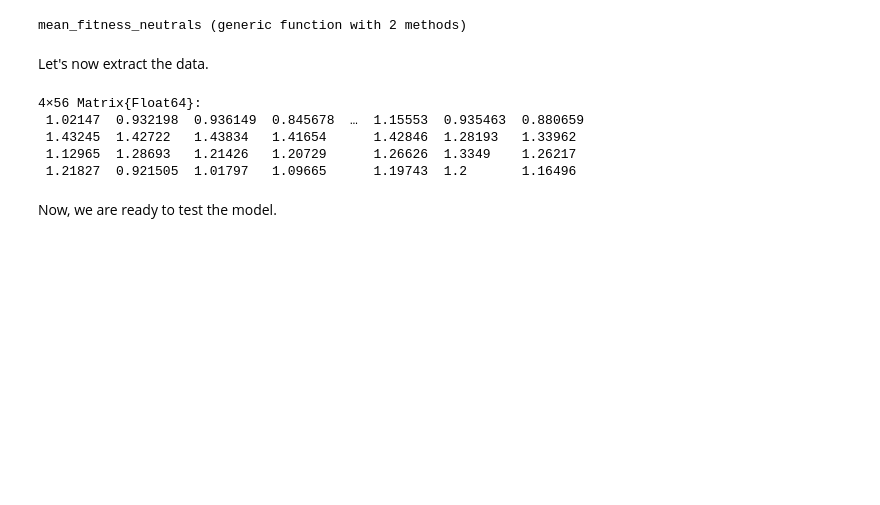
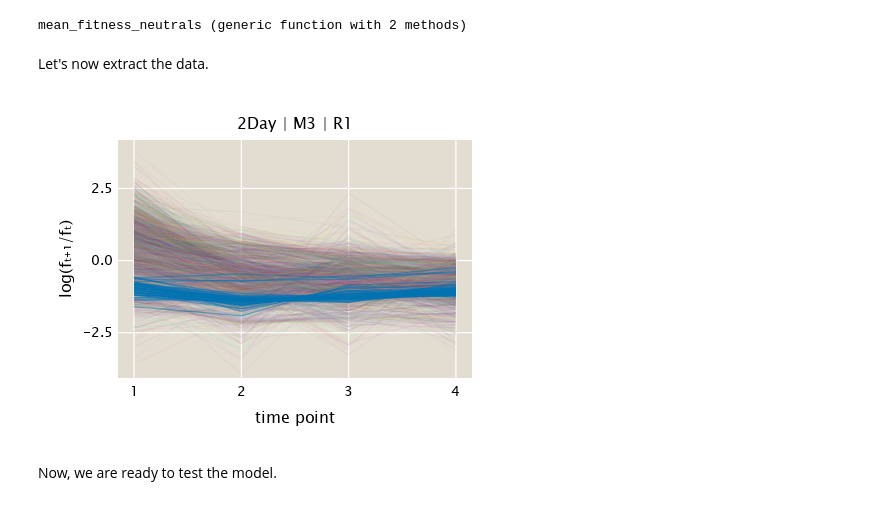
Before and after one commit to mrazomej/bayesian_fitness, a Jupyter notebook: code/exploratory/bayesian_mean_fitness.ipynb, the cells around one changed output. Drawn from its saved outputs; the diff is of its cells as text; code cells hidden in the pictures; blank space fills up the shorter version.

```diff
--- a/code/exploratory/bayesian_mean_fitness.ipynb
+++ b/code/exploratory/bayesian_mean_fitness.ipynb
@@ -355,8 +347,9 @@ mean_fitness_neutrals (generic function with 2 methods)
 # %% [markdown]
 Let's now extract the data.
 # %%
+Random.seed!(42)
+
 # Define information for data to extract
-# Define batch
 batch = "Batch4"
 hub = "2Day"
 perturbation = "M3"
@@ -367,14 +360,8 @@ rep = "R1"
 data = df[
         (df.hub .== hub) .&
         (df.batch .== batch) .&
-        (
-            (df.perturbation .== perturbation) .|
-            (df.perturbation .== "None")
-        ) .&
-        (
-            (df.rep .== rep) .|
-            (df.rep .== "R0")
-        )
+        (df.perturbation .== perturbation) .&
+        (df.rep .== rep)
     ,
 :]
 
@@ -387,39 +374,73 @@ DF.leftjoin!(data, data_total; on=:time)
 # Add frequency column
 DF.insertcols!(data, :freq => data.count ./ data.count_sum)
 
 # Initialize dataframe to save the log freq changes
 data_log = DF.DataFrame()
 
 # Group data by barcode
 data_group = DF.groupby(data, :barcode)
 
 # Loop through each group
 for d in data_group
     # Compute log change
     DF.append!(
         data_log,
         DF.DataFrame(
             :barcode .=> first(d.barcode),
             :time => d.time[2:end],
             :logf => diff(log.(d.freq)),
             :neutral .=> first(d.neutral)
         )
     )
 end # for
 
 # Extract data
 logf = hcat(
     [
-        - DF.sort(d, :time).logf
+        DF.sort(d, :time).logf
         for d in DF.groupby(data_log[data_log.neutral, :], :barcode)
     ]...
 )
+
+# Initialize figure
+fig = Figure(resolution=(450, 350))
+
+# Add axis
+ax = Axis(
+    fig[1, 1],
+    xlabel="time point",
+    ylabel="log(fₜ₊₁/fₜ)",
+    title="$(hub) | $(perturbation) | $(rep)"
+)
+
+# Define color palette
+colors = ColorSchemes.glasbey_hv_n256
+
+# group data by barcode
+data_group = DF.groupby(data_log[.!data_log.neutral, :], :barcode)
+# Loop through trajectories
+for bc in data_group
+    # Plot trajectory
+    lines!(
+        bc.logf,
+        color=(colors[StatsBase.sample(1:length(colors))], 0.05)
+    )
+end # for
+
+# group neutral barcodes by barcode
+data_group = DF.groupby(data_log[data_log.neutral, :], :barcode)
+# Loop through trajectories
+for bc in data_group
+    # Plot trajectory
+    lines!(
+        bc.logf,
+        color=(ColorSchemes.seaborn_colorblind[1], 0.5)
+    )
+end # for
+
+fig
 # %% [output]
-4×56 Matrix{Float64}:
- 1.02147  0.932198  0.936149  0.845678  …  1.15553  0.935463  0.880659
- 1.43245  1.42722   1.43834   1.41654      1.42846  1.28193   1.33962
- 1.12965  1.28693   1.21426   1.20729      1.26626  1.3349    1.26217
- 1.21827  0.921505  1.01797   1.09665      1.19743  1.2       1.16496
+[figure, added]
 # %% [markdown]
 Now, we are ready to test the model.
 # %%
```
Also changed, not shown: parts of 12 cells of this notebook.
